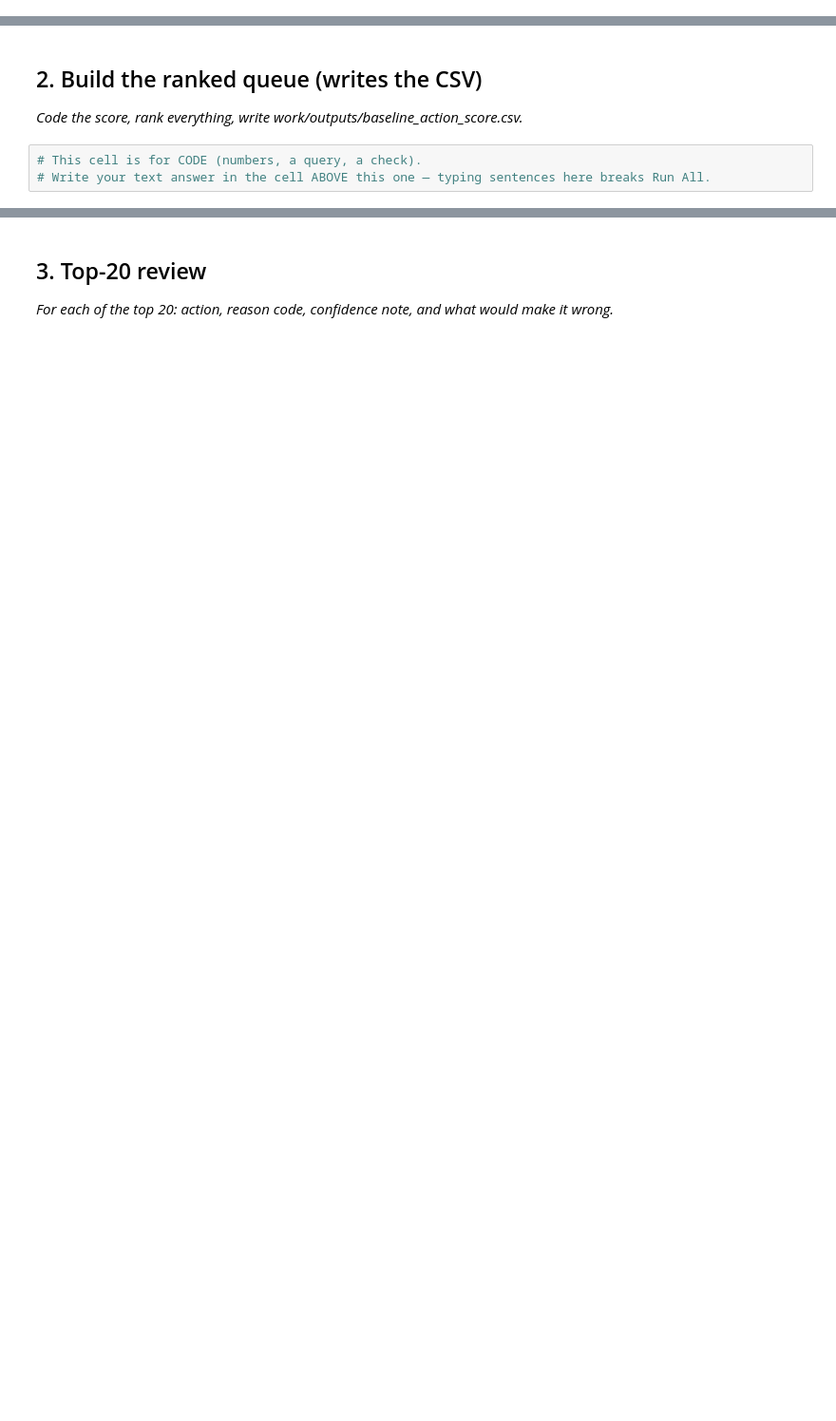
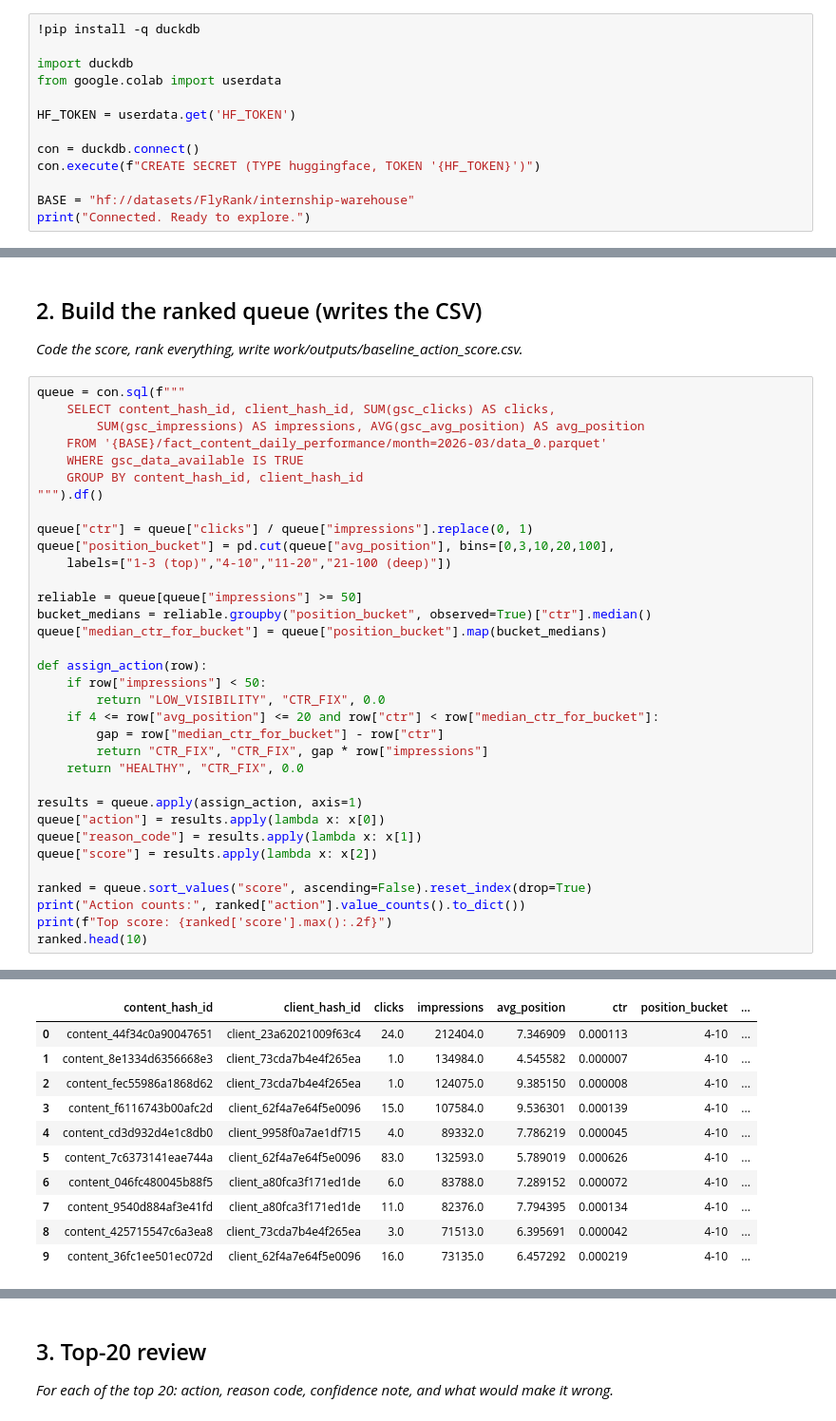
Before and after one commit to ishuum13-star/flyrank-ml-internship-v3, a Jupyter notebook: work/notebooks/w04_baseline_score.ipynb, the cells around one changed output, grey strips where cells are left out. Shown at 95% size. Saved outputs shown, nothing was run; the diff lists cells and outputs as text; blank space fills up the shorter version.

```diff
--- a/work/notebooks/w04_baseline_score.ipynb
+++ b/work/notebooks/w04_baseline_score.ipynb
@@ -0,0 +3,13 @@
+# %%
+!pip install -q duckdb
+
+import duckdb
+from google.colab import userdata
+
+HF_TOKEN = userdata.get('HF_TOKEN')
+
+con = duckdb.connect()
+con.execute(f"CREATE SECRET (TYPE huggingface, TOKEN '{HF_TOKEN}')")
+
+BASE = "hf://datasets/FlyRank/internship-warehouse"
+print("Connected. Ready to explore.")
@@ -17,6 +188,38 @@ This skeleton is yours to fill. Work the sections **in order** — each one has
 ## 2. Build the ranked queue (writes the CSV)
 
 *Code the score, rank everything, write work/outputs/baseline_action_score.csv.*
-# %%
-# This cell is for CODE (numbers, a query, a check).
-# Write your text answer in the cell ABOVE this one — typing sentences here breaks Run All.
+# %%
+queue = con.sql(f"""
+    SELECT content_hash_id, client_hash_id, SUM(gsc_clicks) AS clicks,
+        SUM(gsc_impressions) AS impressions, AVG(gsc_avg_position) AS avg_position
+    FROM '{BASE}/fact_content_daily_performance/month=2026-03/data_0.parquet'
+    WHERE gsc_data_available IS TRUE
+    GROUP BY content_hash_id, client_hash_id
+""").df()
+
+queue["ctr"] = queue["clicks"] / queue["impressions"].replace(0, 1)
+queue["position_bucket"] = pd.cut(queue["avg_position"], bins=[0,3,10,20,100],
+    labels=["1-3 (top)","4-10","11-20","21-100 (deep)"])
+
+reliable = queue[queue["impressions"] >= 50]
+bucket_medians = reliable.groupby("position_bucket", observed=True)["ctr"].median()
+queue["median_ctr_for_bucket"] = queue["position_bucket"].map(bucket_medians)
+
+def assign_action(row):
+    if row["impressions"] < 50:
+        return "LOW_VISIBILITY", "CTR_FIX", 0.0
+    if 4 <= row["avg_position"] <= 20 and row["ctr"] < row["median_ctr_for_bucket"]:
+        gap = row["median_ctr_for_bucket"] - row["ctr"]
+        return "CTR_FIX", "CTR_FIX", gap * row["impressions"]
+    return "HEALTHY", "CTR_FIX", 0.0
+
+results = queue.apply(assign_action, axis=1)
+queue["action"] = results.apply(lambda x: x[0])
+queue["reason_code"] = results.apply(lambda x: x[1])
+queue["score"] = results.apply(lambda x: x[2])
+
+ranked = queue.sort_values("score", ascending=False).reset_index(drop=True)
+print("Action counts:", ranked["action"].value_counts().to_dict())
+print(f"Top score: {ranked['score'].max():.2f}")
+ranked.head(10)
+# %% [output]
@@ -22,0 +228,11 @@ This skeleton is yours to fill. Work the sections **in order** — each one has
+|  | content_hash_id | client_hash_id | clicks | impressions | avg_position | ctr | position_bucket | ... |
+| 0 | content_44f34c0a90047651 | client_23a62021009f63c4 | 24.0 | 212404.0 | 7.346909 | 0.000113 | 4-10 | ... |
+| 1 | content_8e1334d6356668e3 | client_73cda7b4e4f265ea | 1.0 | 134984.0 | 4.545582 | 0.000007 | 4-10 | ... |
+| 2 | content_fec55986a1868d62 | client_73cda7b4e4f265ea | 1.0 | 124075.0 | 9.385150 | 0.000008 | 4-10 | ... |
+| 3 | content_f6116743b00afc2d | client_62f4a7e64f5e0096 | 15.0 | 107584.0 | 9.536301 | 0.000139 | 4-10 | ... |
+| 4 | content_cd3d932d4e1c8db0 | client_9958f0a7ae1df715 | 4.0 | 89332.0 | 7.786219 | 0.000045 | 4-10 | ... |
+| 5 | content_7c6373141eae744a | client_62f4a7e64f5e0096 | 83.0 | 132593.0 | 5.789019 | 0.000626 | 4-10 | ... |
+| 6 | content_046fc480045b88f5 | client_a80fca3f171ed1de | 6.0 | 83788.0 | 7.289152 | 0.000072 | 4-10 | ... |
+| 7 | content_9540d884af3e41fd | client_a80fca3f171ed1de | 11.0 | 82376.0 | 7.794395 | 0.000134 | 4-10 | ... |
+| 8 | content_425715547c6a3ea8 | client_73cda7b4e4f265ea | 3.0 | 71513.0 | 6.395691 | 0.000042 | 4-10 | ... |
+| 9 | content_36fc1ee501ec072d | client_62f4a7e64f5e0096 | 16.0 | 73135.0 | 6.457292 | 0.000219 | 4-10 | ... |
```
Also changed, not shown: parts of 18 cells of this notebook.
